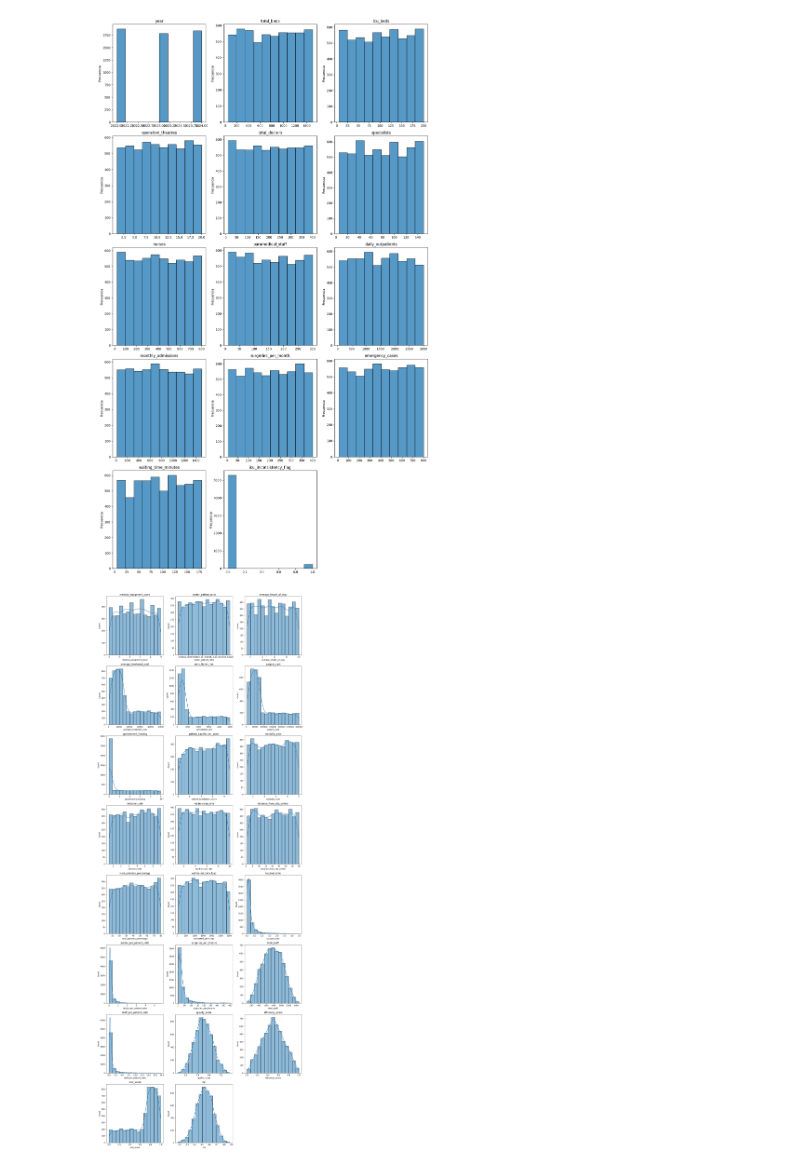
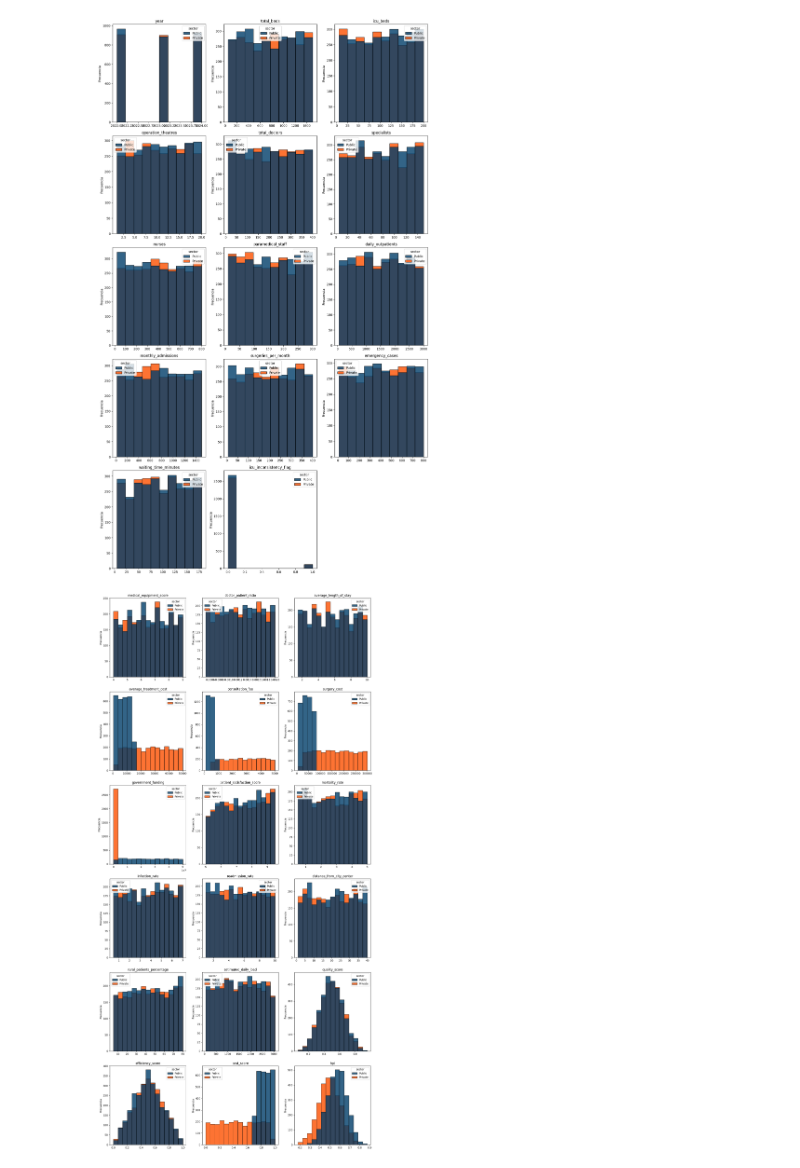
Before and after one commit to valentinarias-dtsc/hospital_performance_analysis, a Jupyter notebook: Notebooks/EDA2.ipynb, the cells around one changed output. Cells and saved outputs as stored; diff of their text form; code cells hidden in the pictures.

Commit message:
EDA2 segmentación por sector: distribuciones, test de hipotesis HPIpub>HPIpriv. corr entre cost_vars

```diff
--- a/Notebooks/EDA2.ipynb
+++ b/Notebooks/EDA2.ipynb
@@ -71,0 +24,7 @@ memory usage: 2.0+ MB
+# %%
+import pandas as pd
+import numpy as np
+import matplotlib.pyplot as plt
+import seaborn as sns
+
+df = pd.read_sql("SELECT * FROM hospital_performance_final", engine)
@@ -114,9 +84,17 @@ axes = axes.flatten()
 
 for i, col in enumerate(int_cols):
     ax = axes[i]
-    data = df[col].dropna()
 
-    sns.histplot(data, bins=10, edgecolor="black", ax=ax)
+    sns.histplot(
+        data=df,
+        x=col,
+        hue="sector",
+        palette={"Public": "#003d69", "Private": "#fd5000"},
+        edgecolor="black",
+        alpha=0.8,
+        ax=ax,
+        bins=10
+    )
 
     ax.set_title(col)
     ax.set_xlabel("")
@@ -129,31 +107,40 @@ for j in range(i + 1, len(axes)):
 plt.tight_layout()
 plt.show()
 # %% [output]
-[figure, old version]
+[figure, new version]
 # %%
-# seleccionar variables continuas (float)
+# seleccionar variables enteras
 float_cols = df.select_dtypes(include=["float64", "float32"]).columns
 
-n_cols = 3  # ajustable
+n_cols = 3
 n_rows = math.ceil(len(float_cols) / n_cols)
 
 fig, axes = plt.subplots(n_rows, n_cols, figsize=(15, 5 * n_rows))
 axes = axes.flatten()
 
 for i, col in enumerate(float_cols):
     ax = axes[i]
 
-    data = df[col].dropna()
-
-    sns.histplot(data, bins=15, edgecolor="black", kde=True, ax=ax)
+    sns.histplot(
+        data=df,
+        x=col,
+        hue="sector",
+        palette={"Public": "#003d69", "Private": "#fd5000"},
+        edgecolor="black",
+        alpha=0.8,
+        ax=ax,
+        bins=15,
+    )
 
     ax.set_title(col)
+    ax.set_xlabel("")
+    ax.set_ylabel("Frecuencia")
 
 # eliminar ejes vacíos
 for j in range(i + 1, len(axes)):
     fig.delaxes(axes[j])
 
 plt.tight_layout()
 plt.show()
 # %% [output]
-[figure, old version]
+[figure, new version]
```
Also changed, not shown: parts of 16 cells of this notebook.
